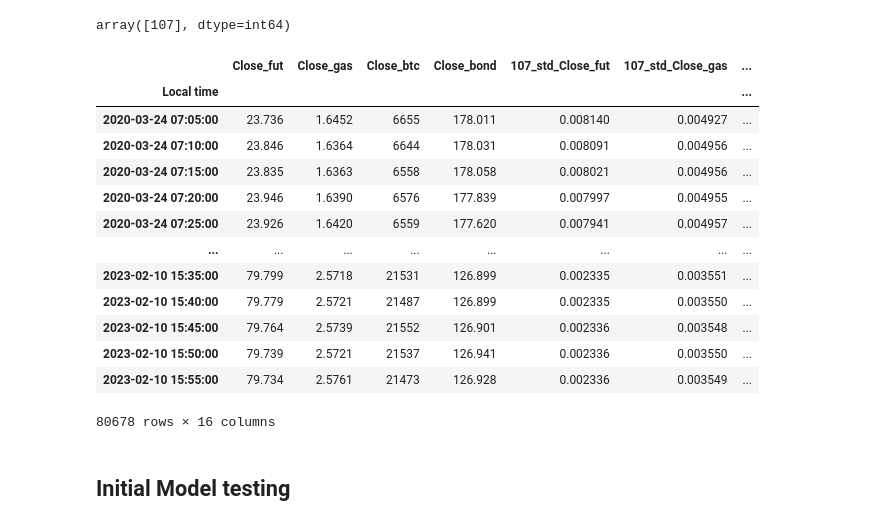
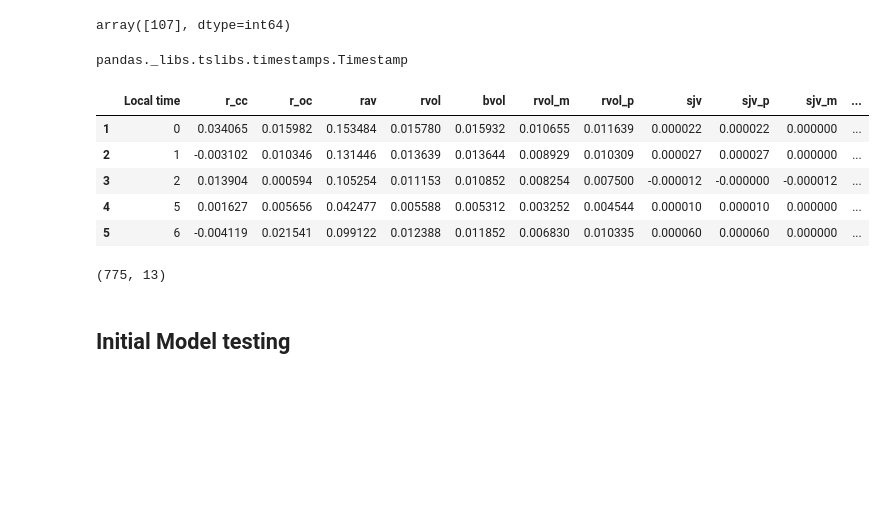
Before and after one commit to sorendunn/Forecasting-Realized-Volatility-for-Crude-Oil-Futures-with-High-Frequency-Data, a Jupyter notebook: FinalProjectSoren'sWork.ipynb, the cells around one changed output. Saved outputs shown, nothing was run; the diff lists cells and outputs as text; code cells hidden in the pictures; blank space fills up the shorter version.

```diff
--- a/FinalProjectSoren'sWork.ipynb
+++ b/FinalProjectSoren'sWork.ipynb
@@ -282,17 +239,2 @@ LeeMykland(
 # %%
-price_df.dropna(axis=0, how='any', inplace=False)
+#price_df.dropna(axis=0, how='any', inplace=False)
-# %% [output]
-|  | Close_fut | Close_gas | Close_btc | Close_bond | 107_std_Close_fut | 107_std_Close_gas | ... |
-| Local time |  |  |  |  |  |  | ... |
-| 2020-03-24 07:05:00 | 23.736 | 1.6452 | 6655 | 178.011 | 0.008140 | 0.004927 | ... |
-| 2020-03-24 07:10:00 | 23.846 | 1.6364 | 6644 | 178.031 | 0.008091 | 0.004956 | ... |
-| 2020-03-24 07:15:00 | 23.835 | 1.6363 | 6558 | 178.058 | 0.008021 | 0.004956 | ... |
-| 2020-03-24 07:20:00 | 23.946 | 1.6390 | 6576 | 177.839 | 0.007997 | 0.004955 | ... |
-| 2020-03-24 07:25:00 | 23.926 | 1.6420 | 6559 | 177.620 | 0.007941 | 0.004957 | ... |
-| ... | ... | ... | ... | ... | ... | ... | ... |
-| 2023-02-10 15:35:00 | 79.799 | 2.5718 | 21531 | 126.899 | 0.002335 | 0.003551 | ... |
-| 2023-02-10 15:40:00 | 79.779 | 2.5721 | 21487 | 126.899 | 0.002335 | 0.003550 | ... |
-| 2023-02-10 15:45:00 | 79.764 | 2.5739 | 21552 | 126.901 | 0.002336 | 0.003548 | ... |
-| 2023-02-10 15:50:00 | 79.739 | 2.5721 | 21537 | 126.941 | 0.002336 | 0.003550 | ... |
-| 2023-02-10 15:55:00 | 79.734 | 2.5761 | 21473 | 126.928 | 0.002336 | 0.003549 | ... |
-80678 rows × 16 columns
@@ -301 +241,22 @@ price_df.to_csv("prices.csv", index=False)
+# %%
+type(price_df["Local time"][1])
+# %% [output]
+pandas._libs.tslibs.timestamps.Timestamp
+# %%
+price_df = pd.read_csv("realized_quantities.csv")
+price_df = price_df.dropna(axis=0, how='any', inplace=False)
+price_df['Local time'] = pd.to_datetime(price_df["Local time"],format='%Y-%m-%d %H:%M:%S')
+price_df["Local time"] = price_df['Local time'].dt.date.diff().fillna(pd.Timedelta(seconds=0)).cumsum().dt.days
+price_df.head()
+# %% [output]
+|  | Local time | r_cc | r_oc | rav | rvol | bvol | rvol_m | rvol_p | sjv | sjv_p | sjv_m | ... |
+| 1 | 0 | 0.034065 | 0.015982 | 0.153484 | 0.015780 | 0.015932 | 0.010655 | 0.011639 | 0.000022 | 0.000022 | 0.000000 | ... |
+| 2 | 1 | -0.003102 | 0.010346 | 0.131446 | 0.013639 | 0.013644 | 0.008929 | 0.010309 | 0.000027 | 0.000027 | 0.000000 | ... |
+| 3 | 2 | 0.013904 | 0.000594 | 0.105254 | 0.011153 | 0.010852 | 0.008254 | 0.007500 | -0.000012 | -0.000000 | -0.000012 | ... |
+| 4 | 5 | 0.001627 | 0.005656 | 0.042477 | 0.005588 | 0.005312 | 0.003252 | 0.004544 | 0.000010 | 0.000010 | 0.000000 | ... |
+| 5 | 6 | -0.004119 | 0.021541 | 0.099122 | 0.012388 | 0.011852 | 0.006830 | 0.010335 | 0.000060 | 0.000060 | 0.000000 | ... |
+# %%
+price_df.shape
+# %% [output]
+(775, 13)
 # %%
```
Also changed, not shown: parts of 9 cells of this notebook, 3 other files.
